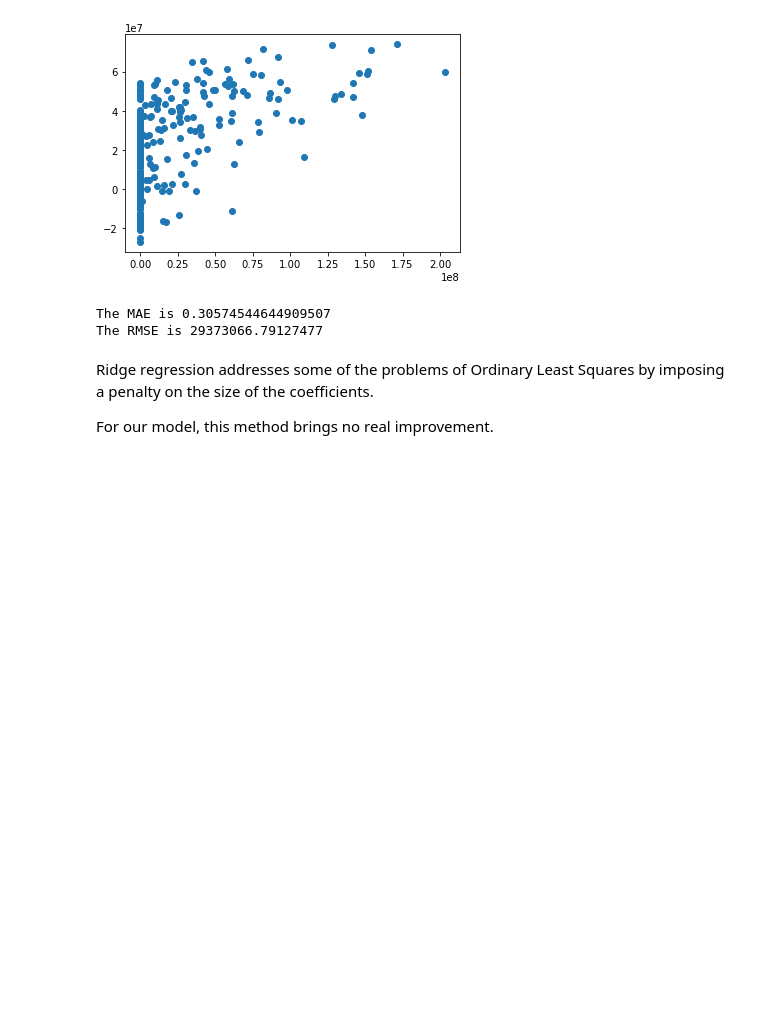
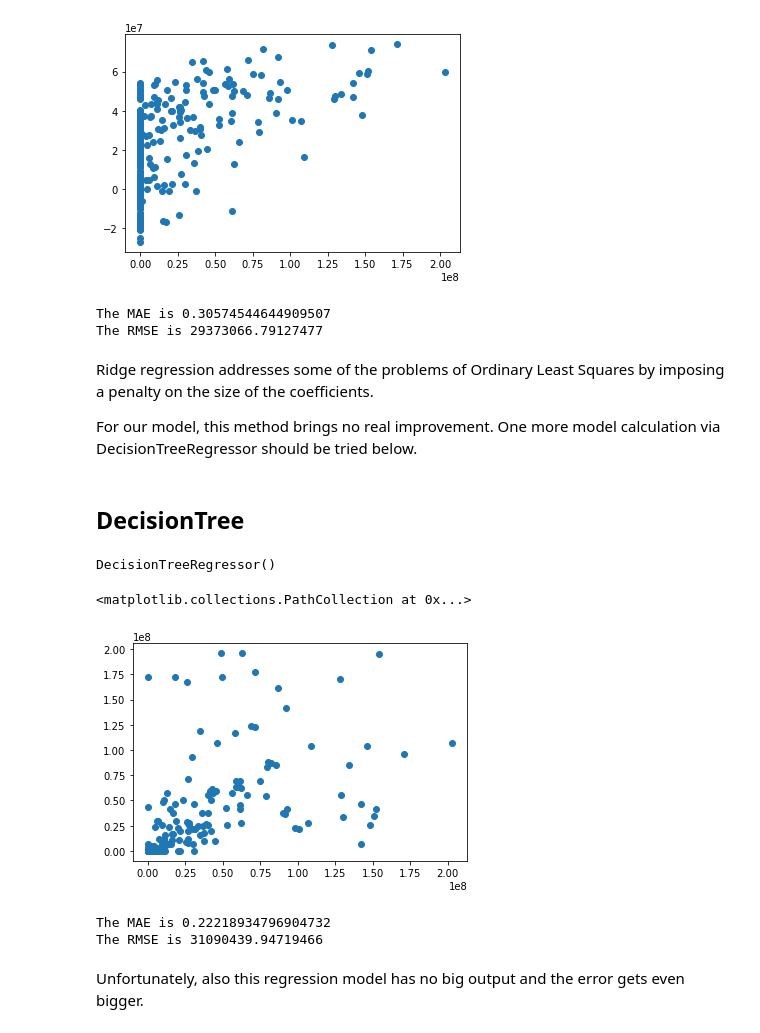
Before and after one commit to IvoSab/ProjectGrp3_PV, a Jupyter notebook: Machine_Learning_PV.ipynb, the cells around one changed output. Drawn from its saved outputs; the diff is of its cells as text; code cells hidden in the pictures; blank space fills up the shorter version.

Commit message:
Try modelling with DecisionTreeRegressor model
parameters stay the same
model = DecisionTreeRegressor

```diff
--- a/Machine_Learning_PV.ipynb
+++ b/Machine_Learning_PV.ipynb
@@ -100,4 +107,20 @@ The RMSE is 29373066.79127477
 # %% [markdown]
 Ridge regression addresses some of the problems of Ordinary Least Squares by imposing a penalty on the size of the coefficients.
 
-For our model, this method brings no real improvement.
+For our model, this method brings no real improvement. One more model calculation via DecisionTreeRegressor should be tried below.
+# %% [markdown]
+## DecisionTree
+# %%
+from sklearn import tree
+
+model2 = tree.DecisionTreeRegressor()
+model2.fit(X_train, y_train)
+# %% [output]
+DecisionTreeRegressor()
+# %%
+predictions2 = model2.predict(X_test)
+# %%
+plt.scatter(y_test,predictions2)
+# %% [output]
+<matplotlib.collections.PathCollection at 0x...>
+[figure, added]
@@ -103,0 +134,8 @@ For our model, this method brings no real improvement.
+# %%
+print("The MAE is {}".format(r_eval))
+print("The RMSE is {}".format(RMSE))
+# %% [output]
+The MAE is 0.22218934796904732
+The RMSE is 31090439.94719466
+# %% [markdown]
+Unfortunately, also this regression model has no big output and the error gets even bigger.
```
Also changed, not shown: parts of 6 cells of this notebook.
